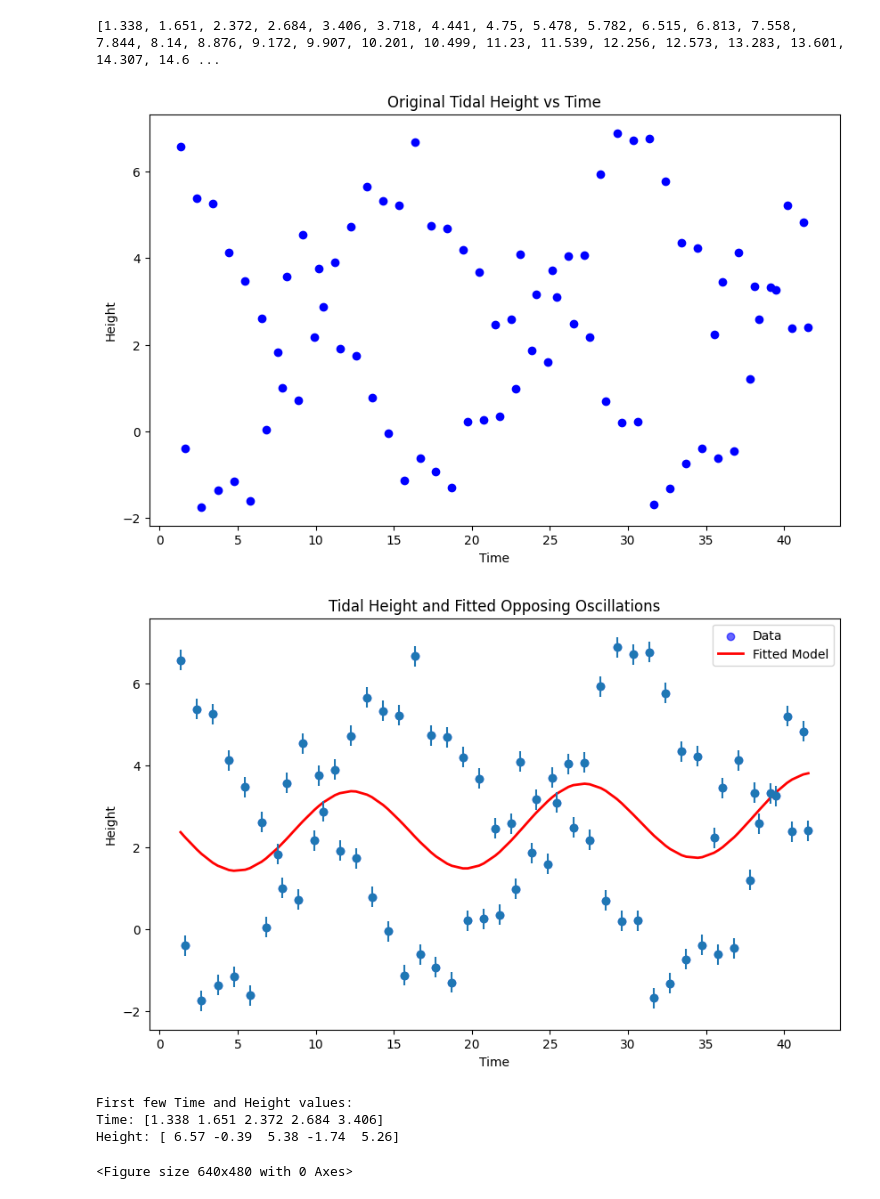
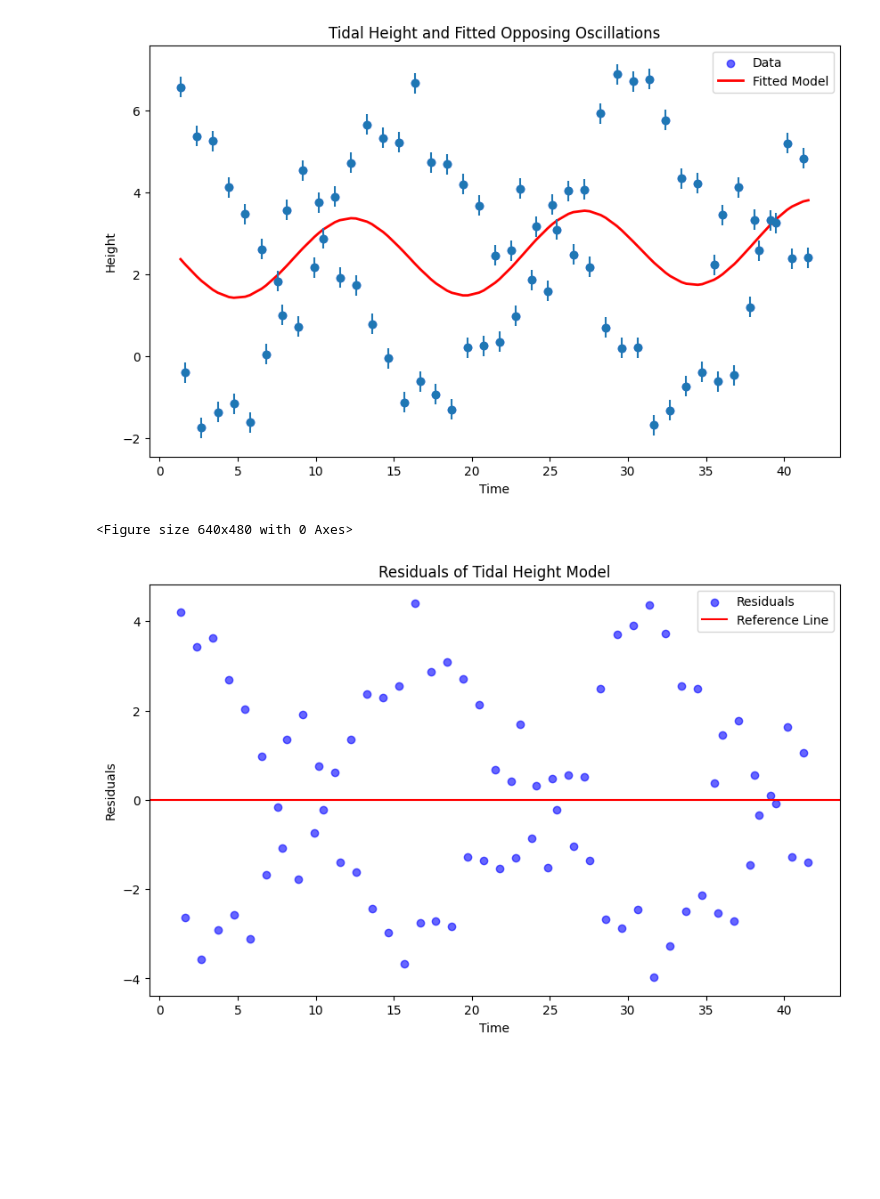
Before and after one commit to l0renGigi123/ASTR19-Project, a Jupyter notebook: Group2_Project.ipynb, the cells around one changed output. Saved outputs shown, nothing was run; the diff lists cells and outputs as text; code cells hidden in the pictures; blank space fills up the shorter version.

```diff
--- a/Group2_Project.ipynb
+++ b/Group2_Project.ipynb
@@ -11,7 +11,7 @@ day = []
 time = []
 height = []
 
-#pass in a string time to convert to minutes
+#pass in a string time to convert to a decimal value of a day
 def convertTimeToNum(t):
   hours, minutes, = map(int, t) #use map to convert strings to ints
   return (hours + minutes/60)/24
@@ -20,29 +20,13 @@ def convertTimeToNum(t):
 for i in range(82):
     day.append(data[i][0])
     t = convertTimeToNum(data[i][1].split(":")) #grab time
-
-    #combine = f"{data[i][0]}.{t}" #combine into decimal
     combine = float(data[i][0] + t)
     time.append(round(combine,3))
     height.append(data[i][2])
 
-print(time)
-
-
-
-
 # Convert the lists to numpy arrays for easier manipulation
 time = np.array(time)
 height = np.array(height)
-
-# Plotting the original data
-plt.figure(figsize=(10, 6))
-plt.scatter(time, height, color='b', label="Data")
-plt.xlabel("Time")
-plt.ylabel("Height")
-plt.title("Original Tidal Height vs Time")
-plt.show()
-
 
 # Define the oscillatory model function with two distinct opposing oscillations
 def tidal_model(t, amp1, amp2, freq1, freq2, phase1, phase2,vert1, vert2):
@@ -76,18 +60,24 @@ y_err = np.full(len(height), 0.25)
 plt.errorbar(time, height,yerr=y_err,fmt='o')
 
 #savefig
-
 plt.show()
 plt.savefig('Height_and_Fitted_Curve.pdf')
-# Print out the first few values of the day and height data to check
-print("First few Time and Height values:")
-print(f"Time: {time[:5]}")
-print(f"Height: {height[:5]}")
 # %% [output]
+[figure, new version]
-[1.338, 1.651, 2.372, 2.684, 3.406, 3.718, 4.441, 4.75, 5.478, 5.782, 6.515, 6.813, 7.558, 7.844, 8.14, 8.876, 9.172, 9.907, 10.201, 10.499, 11.23, 11.539, 12.256, 12.573, 13.283, 13.601, 14.307, 14.6 ...
+<Figure size 640x480 with 0 Axes>
-[figure, old version]
-[figure, removed]
-First few Time and Height values:
-Time: [1.338 1.651 2.372 2.684 3.406]
-Height: [ 6.57 -0.39  5.38 -1.74  5.26]
-<Figure size 640x480 with 0 Axes>
+# %%
+#plot residual graph
+
+residuals = height - fitted_heights
+
+plt.figure(figsize=(10, 6))
+plt.scatter(time, residuals, color='b', label="Residuals",alpha=0.6)
+plt.axhline(0, color='r', label="Reference Line")
+plt.xlabel("Time")
+plt.ylabel("Residuals")
+plt.title("Residuals of Tidal Height Model")
+plt.legend()
+
+plt.show()
+# %% [output]
+[figure, added]
```
Also changed, not shown: parts of 3 cells of this notebook.
